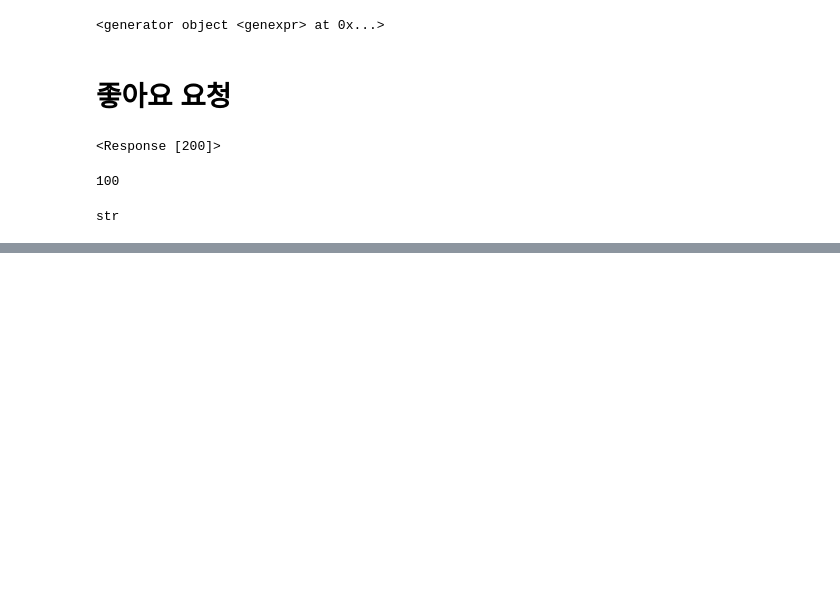
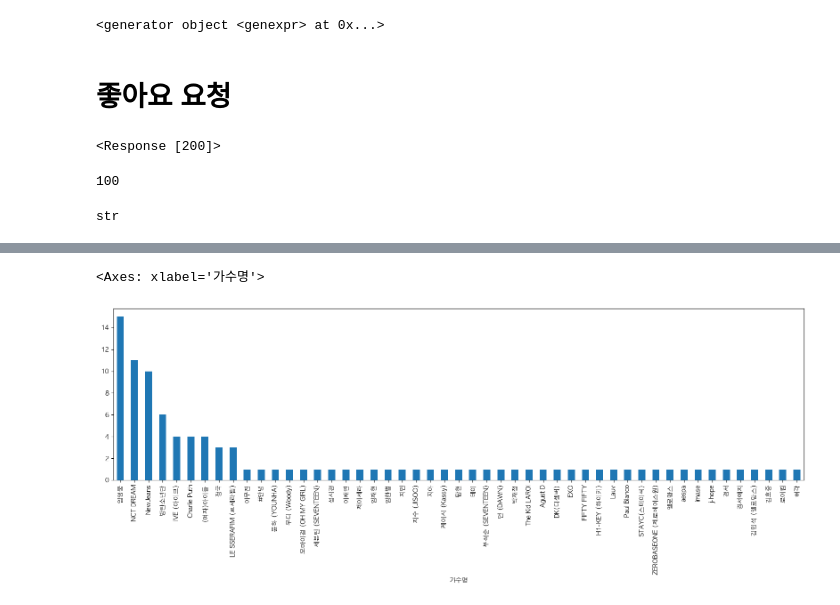
Before and after one commit to pyhub-kr/offline-abc-bootcamp-2023, a Jupyter notebook: 과제 풀이 - 멜론 TOP100.ipynb, the cells around one changed output, grey strips where cells are left out. Saved outputs shown, nothing was run; the diff lists cells and outputs as text; code cells hidden in the pictures; blank space fills up the shorter version.

```diff
--- a/과제 풀이 - 멜론 TOP100.ipynb
+++ b/과제 풀이 - 멜론 TOP100.ipynb
@@ -160,3 +160,6 @@ df.head()
 | 36635522 | NewJeans 2nd EP 'Get Up' | ETA | NewJeans | https://cdnimg.melon.co.kr/cm2/al... | 3 | 43351 |
 | 36430773 | I feel | 퀸카 (Queencard) | (여자)아이들 | https://cdnimg.melon.co.kr/cm2/al... | 4 | 122594 |
 | 36382580 | 1집 Alone | 헤어지자 말해요 | 박재정 | https://cdnimg.melon.co.kr/cm2/al... | 5 | 88980 |
+# %%
+song_count_series = df.groupby("가수명").size().sort_values(ascending=False)
+song_count_series
@@ -162,0 +184,14 @@ df.head()
+# %%
+import matplotlib.pyplot as plt
+import platform
+
+if platform.system() == "Darwin":
+    plt.rc("font", family="AppleGothic")  # macOS 시스템 기본 폰트
+
+elif platform.system() == "Windows":
+    plt.rc("font", family="Malgun Gothic")  # Windows 시스템 기본 폰트
+# %%
+song_count_series.plot(kind="bar", figsize=(20, 5))
+# %% [output]
+<Axes: xlabel='가수명'>
+[figure, added]
```
Also changed, not shown: parts of 4 cells of this notebook.
